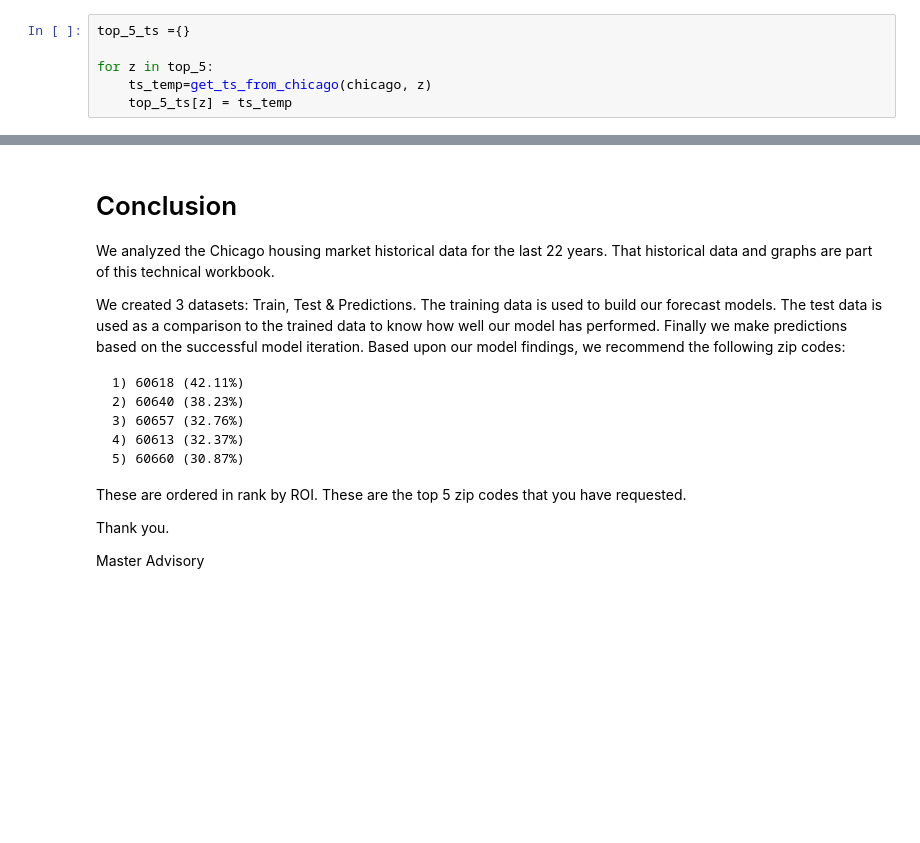
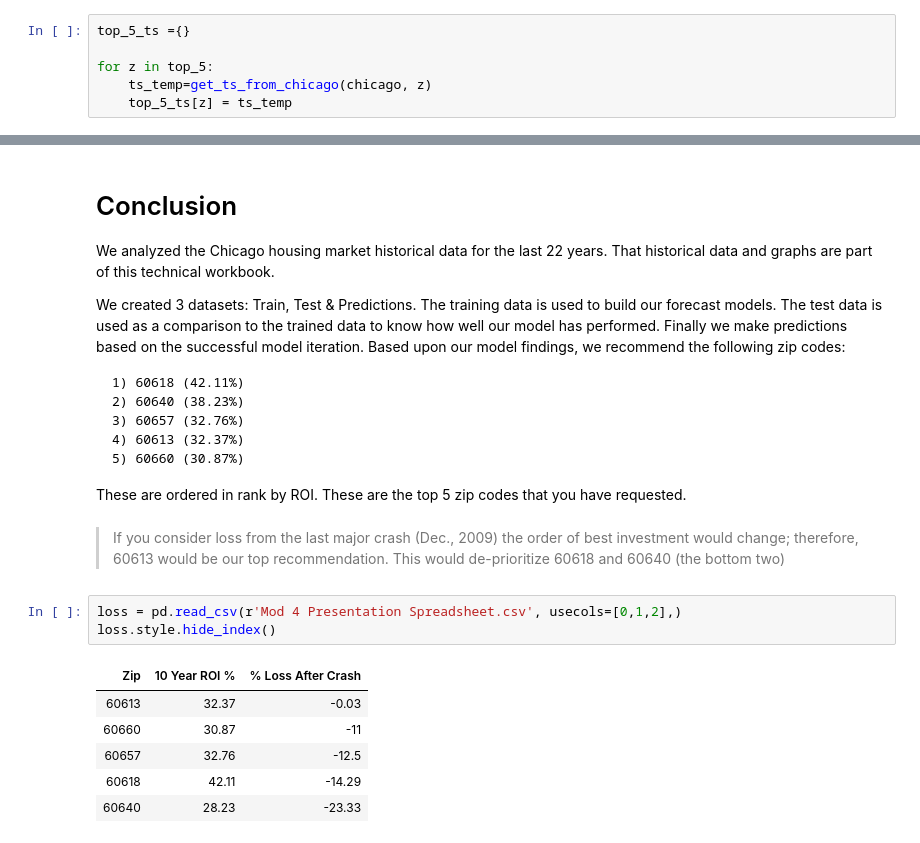
Before and after one commit to lemaster1/Time-Series-with-ARIMA-Models-Predicting-Top-5-Chicago-Zip-Codes-to-Invest, a Jupyter notebook: lemaster_mod_4.ipynb, the cells around one changed output, grey strips where cells are left out. Saved outputs shown, nothing was run; the diff lists cells and outputs as text; blank space fills up the shorter version.

```diff
--- a/lemaster_mod_4.ipynb
+++ b/lemaster_mod_4.ipynb
@@ -1247,7 +1268,15 @@ We created 3 datasets:  Train, Test & Predictions.  The training data is used to
     5) 60660 (30.87%)
 
 These are ordered in rank by ROI.  These are the top 5 zip codes that you have requested.
-
-Thank you.
-
-Master Advisory
+# %% [markdown]
+> If you consider loss from the last major crash (Dec.,  2009) the order of best investment would change; therefore, 60613 would be our top recommendation.  This would de-prioritize 60618 and 60640 (the bottom two)
+# %%
+loss = pd.read_csv(r'Mod 4 Presentation Spreadsheet.csv', usecols=[0,1,2],)
+loss.style.hide_index()
+# %% [output]
+| Zip | 10 Year ROI % | % Loss After Crash |
+| 60613 | 32.37 | -0.03 |
+| 60660 | 30.87 | -11 |
+| 60657 | 32.76 | -12.5 |
+| 60618 | 42.11 | -14.29 |
+| 60640 | 28.23 | -23.33 |
```
Also changed, not shown: parts of 9 cells of this notebook, 45 other files.
